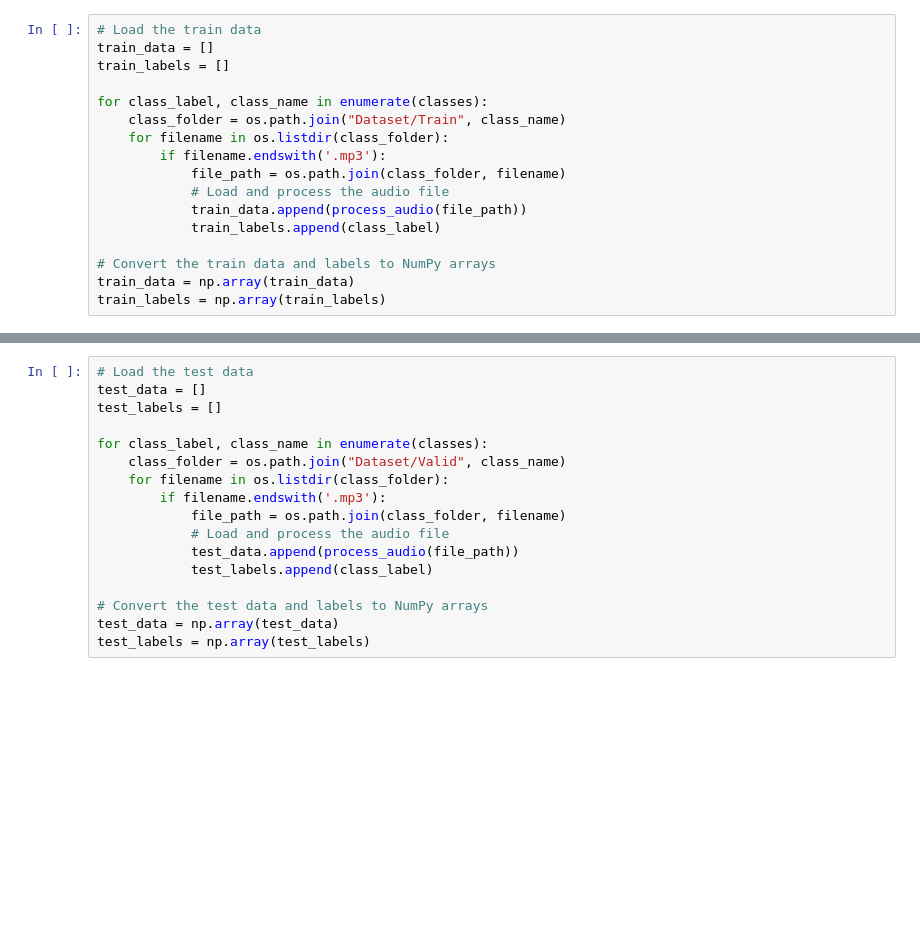
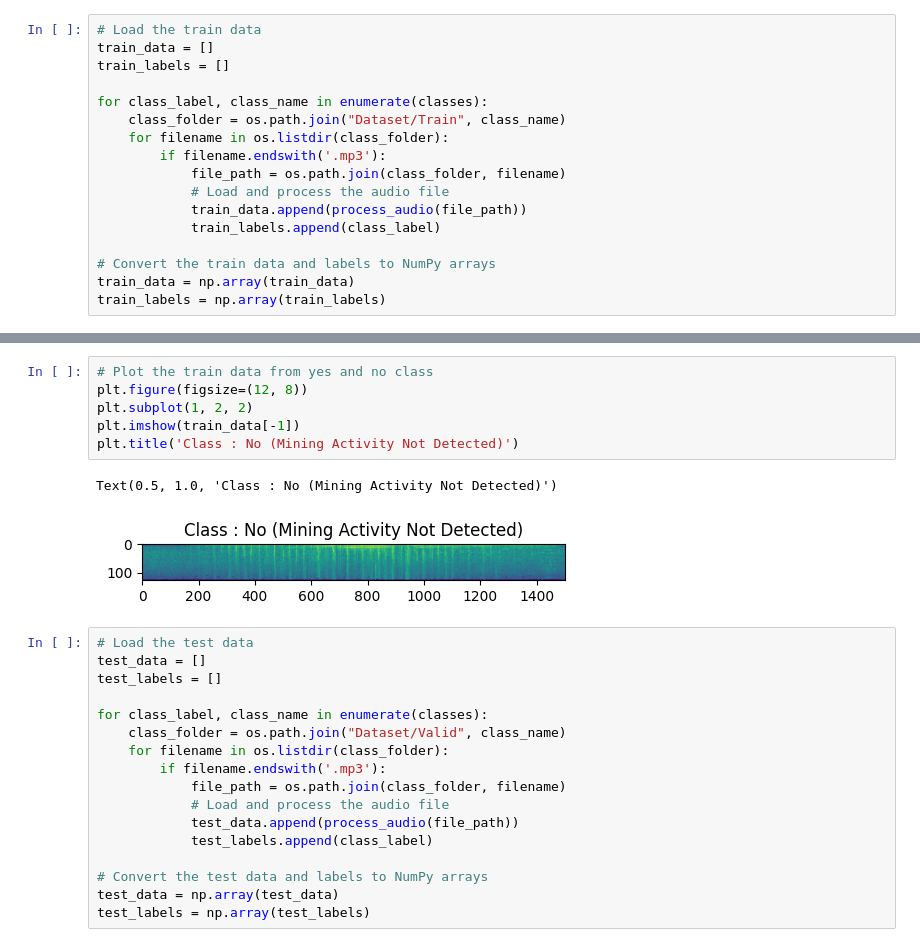
Before and after one commit to zeinhasan/Mining-Activity-Detection-Audio-Classification, a Jupyter notebook: Modelling2.ipynb, the cells around one changed output, grey strips where cells are left out. Cells and saved outputs as stored; diff of their text form; blank space fills up the shorter version.

```diff
--- a/Modelling2.ipynb
+++ b/Modelling2.ipynb
@@ -102,3 +111,12 @@ train_labels = np.array(train_labels)
+# %%
+# Plot the train data from yes and no class
+plt.figure(figsize=(12, 8))
+plt.subplot(1, 2, 2)
+plt.imshow(train_data[-1])
+plt.title('Class : No (Mining Activity Not Detected)')
+# %% [output]
+Text(0.5, 1.0, 'Class : No (Mining Activity Not Detected)')
+[figure, added]
 # %%
 # Load the test data
 test_data = []
```
Also changed, not shown: parts of 2 cells of this notebook, 1 other file.
